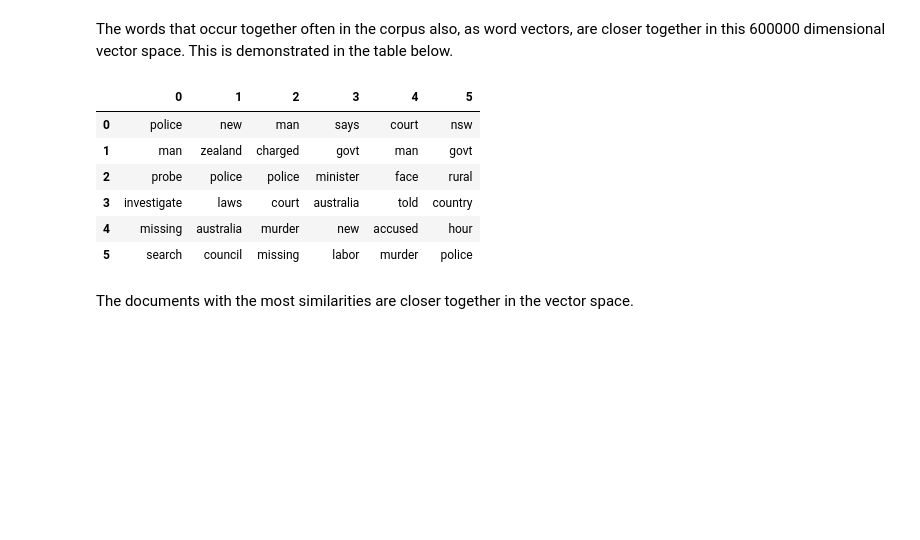
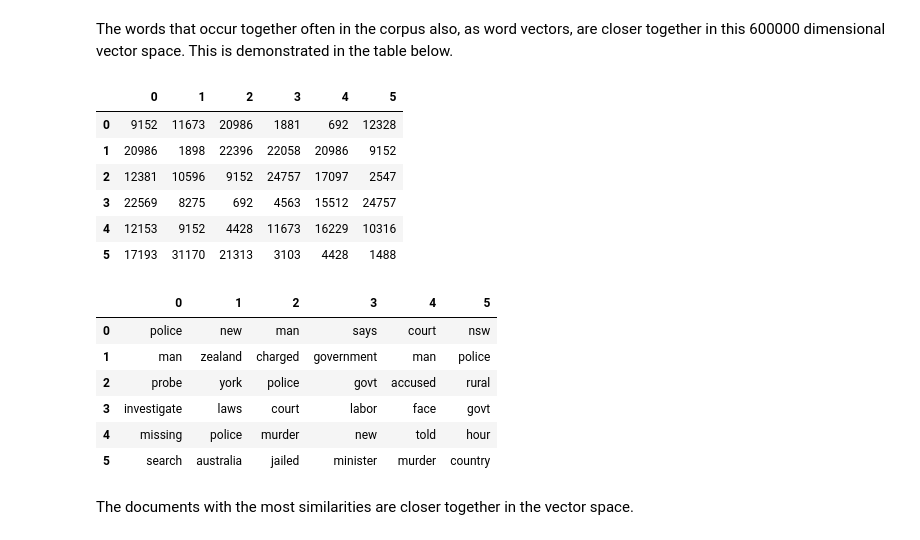
Before and after one commit to Using-Namespace-System/QuantumVectorspace, a Jupyter notebook: notebooks/term-document-matrix.ipynb, the cells around one changed output. Cells and saved outputs as stored; diff of their text form; code cells hidden in the pictures; blank space fills up the shorter version.

Commit message:
functioning quantum cosine similarity

```diff
--- a/notebooks/term-document-matrix.ipynb
+++ b/notebooks/term-document-matrix.ipynb
@@ -129,21 +126,32 @@ The words that occur together often in the corpus also, as word vectors, are clo
 # %%
 #approximating cosine similarity with dot product of the term document matrix and its transform
 
 similarity_matrix  = sparse_word_doc_matrix @ sparse_word_doc_matrix.T
 
 #displaying slice of matrix with highest similarity scores
 
 similarity_matrix_compressed = similarity_matrix[(-similarity_matrix.sum(axis = 1)).argsort()[:6]].toarray()
 
-pd.DataFrame((-similarity_matrix_compressed).argsort(axis = 1)[:6,:6].T).applymap(dictionary_lookup.get)
+similar_words = pd.DataFrame((-similarity_matrix_compressed).argsort(axis = 1)[:6,:6].T)
+
+display(similar_words)
+
+similar_words.applymap(dictionary_lookup.get)
 # %% [output]
 |  | 0 | 1 | 2 | 3 | 4 | 5 |
-| 0 | police | new | man | says | court | nsw |
-| 1 | man | zealand | charged | govt | man | govt |
-| 2 | probe | police | police | minister | face | rural |
-| 3 | investigate | laws | court | australia | told | country |
-| 4 | missing | australia | murder | new | accused | hour |
-| 5 | search | council | missing | labor | murder | police |
+| 0 | 9152 | 11673 | 20986 | 1881 | 692 | 12328 |
+| 1 | 20986 | 1898 | 22396 | 22058 | 20986 | 9152 |
+| 2 | 12381 | 10596 | 9152 | 24757 | 17097 | 2547 |
+| 3 | 22569 | 8275 | 692 | 4563 | 15512 | 24757 |
+| 4 | 12153 | 9152 | 4428 | 11673 | 16229 | 10316 |
+| 5 | 17193 | 31170 | 21313 | 3103 | 4428 | 1488 |
+|  | 0 | 1 | 2 | 3 | 4 | 5 |
+| 0 | police | new | man | says | court | nsw |
+| 1 | man | zealand | charged | government | man | police |
+| 2 | probe | york | police | govt | accused | rural |
+| 3 | investigate | laws | court | labor | face | govt |
+| 4 | missing | police | murder | new | told | hour |
+| 5 | search | australia | jailed | minister | murder | country |
 # %% [markdown]
 The documents with the most similarities are closer together in the vector space.
 # %%
```
Also changed, not shown: parts of 7 cells of this notebook, 22 other files.
